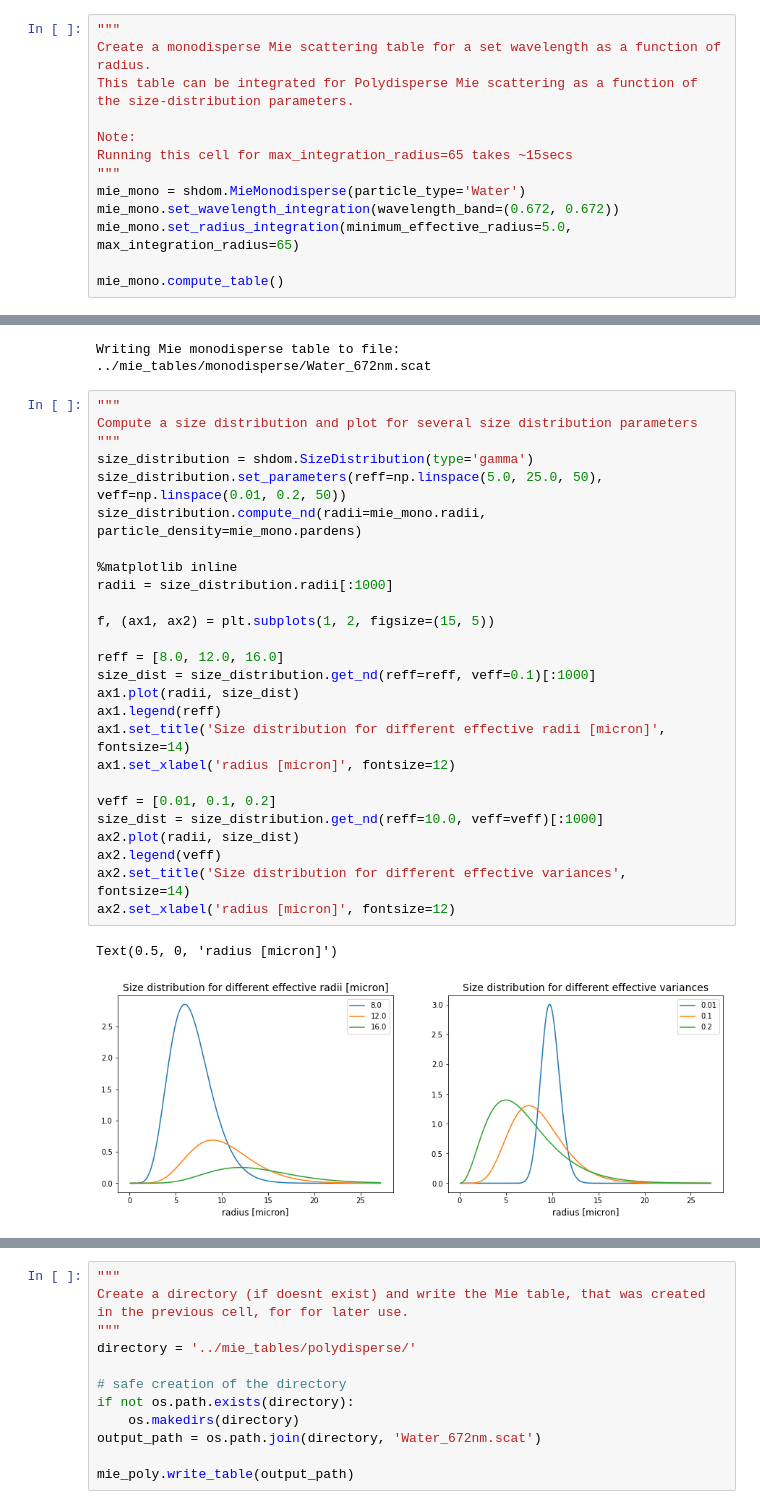
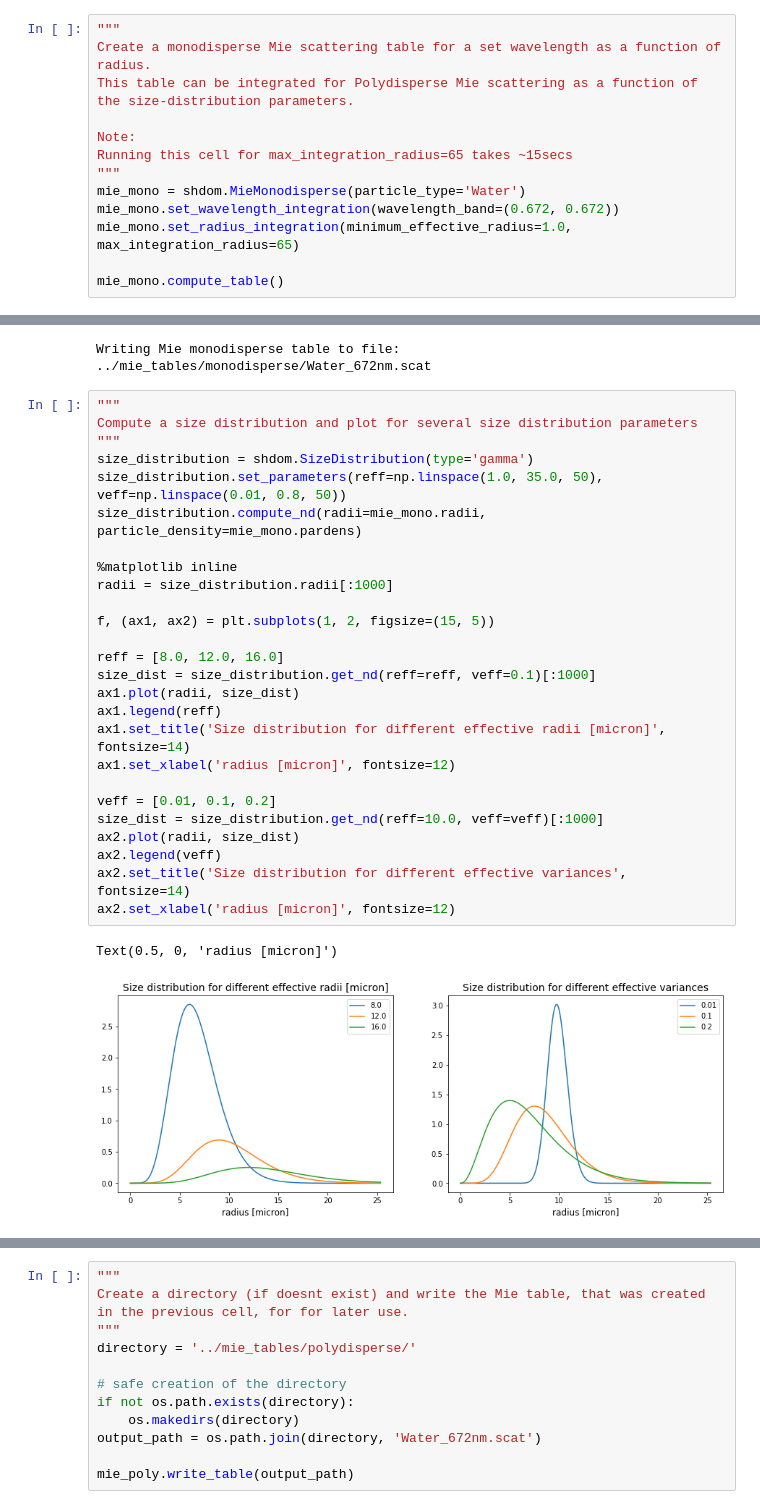
Before and after one commit to aviadlevis/pyshdom, a Jupyter notebook: notebooks/Make Mie Table.ipynb, the cells around one changed output, grey strips where cells are left out. Saved outputs shown, nothing was run; the diff lists cells and outputs as text.

```diff
--- a/notebooks/Make Mie Table.ipynb
+++ b/notebooks/Make Mie Table.ipynb
@@ -24,7 +24,7 @@ Running this cell for max_integration_radius=65 takes ~15secs
 """
 mie_mono = shdom.MieMonodisperse(particle_type='Water')
 mie_mono.set_wavelength_integration(wavelength_band=(0.672, 0.672))
-mie_mono.set_radius_integration(minimum_effective_radius=5.0, max_integration_radius=65)
+mie_mono.set_radius_integration(minimum_effective_radius=1.0, max_integration_radius=65)
 
 mie_mono.compute_table()
 # %%
@@ -45,32 +45,32 @@ Writing Mie monodisperse table to file: ../mie_tables/monodisperse/Water_672nm.s
 # %%
 """
 Compute a size distribution and plot for several size distribution parameters
 """
 size_distribution = shdom.SizeDistribution(type='gamma')
-size_distribution.set_parameters(reff=np.linspace(5.0, 25.0, 50), veff=np.linspace(0.01, 0.2, 50))
+size_distribution.set_parameters(reff=np.linspace(1.0, 35.0, 50), veff=np.linspace(0.01, 0.8, 50))
 size_distribution.compute_nd(radii=mie_mono.radii, particle_density=mie_mono.pardens)
 
 %matplotlib inline
 radii = size_distribution.radii[:1000]
 
 f, (ax1, ax2) = plt.subplots(1, 2, figsize=(15, 5))
 
 reff = [8.0, 12.0, 16.0]
 size_dist = size_distribution.get_nd(reff=reff, veff=0.1)[:1000]
 ax1.plot(radii, size_dist)
 ax1.legend(reff)
 ax1.set_title('Size distribution for different effective radii [micron]', fontsize=14)
 ax1.set_xlabel('radius [micron]', fontsize=12)
 
 veff = [0.01, 0.1, 0.2]
 size_dist = size_distribution.get_nd(reff=10.0, veff=veff)[:1000]
 ax2.plot(radii, size_dist)
 ax2.legend(veff)
 ax2.set_title('Size distribution for different effective variances', fontsize=14)
 ax2.set_xlabel('radius [micron]', fontsize=12)
 # %% [output]
 Text(0.5, 0, 'radius [micron]')
-[figure, old version]
+[figure, new version]
 # %%
 """
 Compute Polydisperse scattering for multiple size-distributions and save a polydisperse table
```
Also changed, not shown: parts of 1 cell of this notebook, 8 other files.
